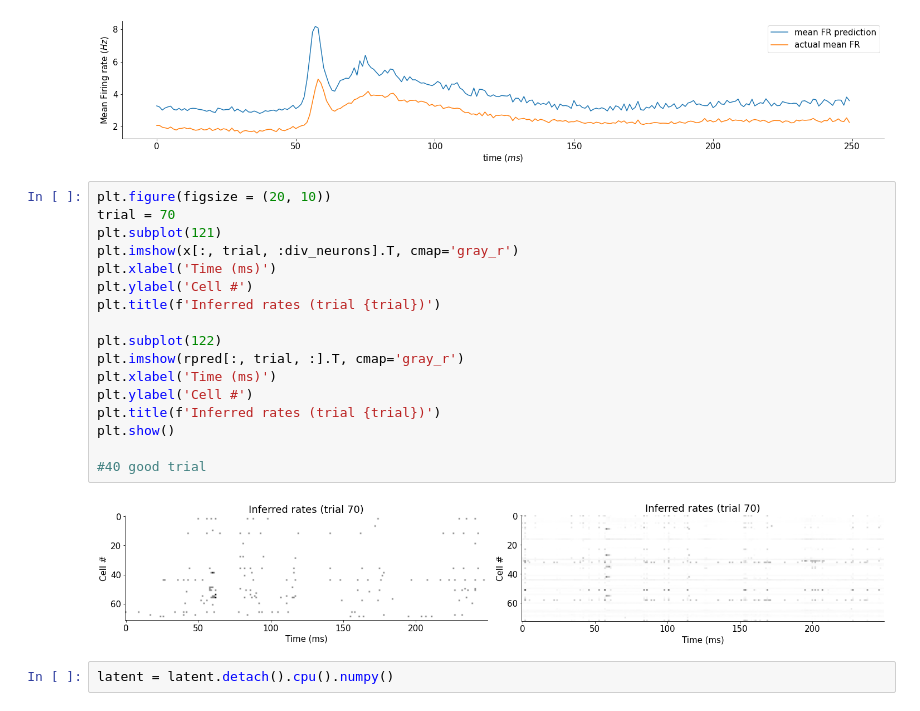
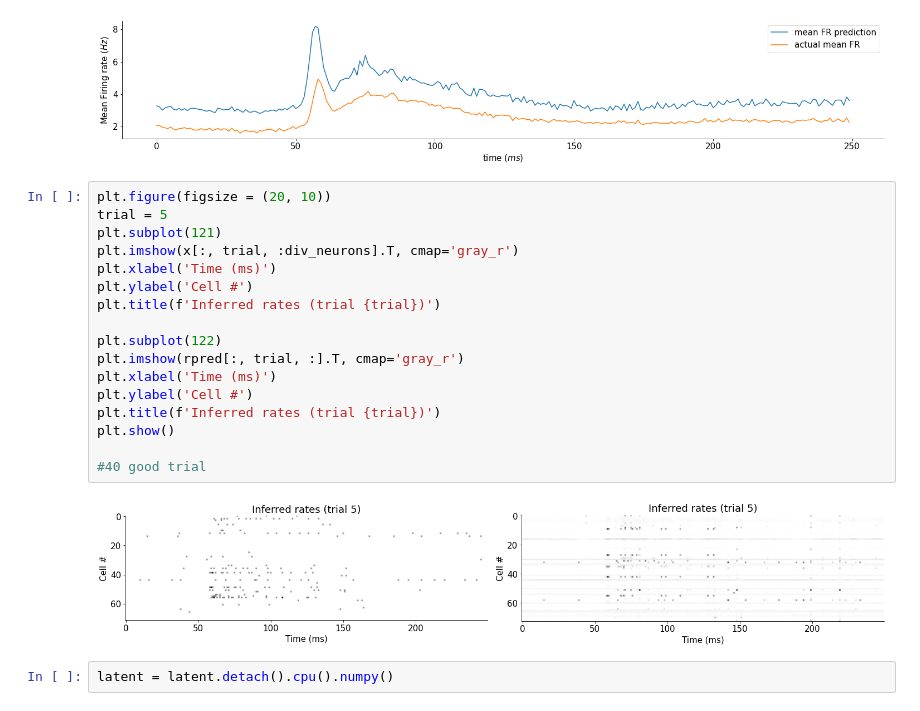
Before and after one commit to Ninja-State/NMA-DL-Project, a Jupyter notebook: NMA_DL_Project.ipynb, the cells around one changed output. Saved outputs shown, nothing was run; the diff lists cells and outputs as text.

```diff
--- a/NMA_DL_Project.ipynb
+++ b/NMA_DL_Project.ipynb
@@ -334,23 +330,23 @@ plt.legend()
 [figure]
 # %%
 plt.figure(figsize = (20, 10))
-trial = 70
+trial = 5
 plt.subplot(121)
 plt.imshow(x[:, trial, :div_neurons].T, cmap='gray_r')
 plt.xlabel('Time (ms)')
 plt.ylabel('Cell #')
 plt.title(f'Inferred rates (trial {trial})')
 
 plt.subplot(122)
 plt.imshow(rpred[:, trial, :].T, cmap='gray_r')
 plt.xlabel('Time (ms)')
 plt.ylabel('Cell #')
 plt.title(f'Inferred rates (trial {trial})')
 plt.show()
 
 #40 good trial
 # %% [output]
-[figure, old version]
+[figure, new version]
 # %%
 latent = latent.detach().cpu().numpy()
 # %%
```
Also changed, not shown: parts of 21 cells of this notebook.
